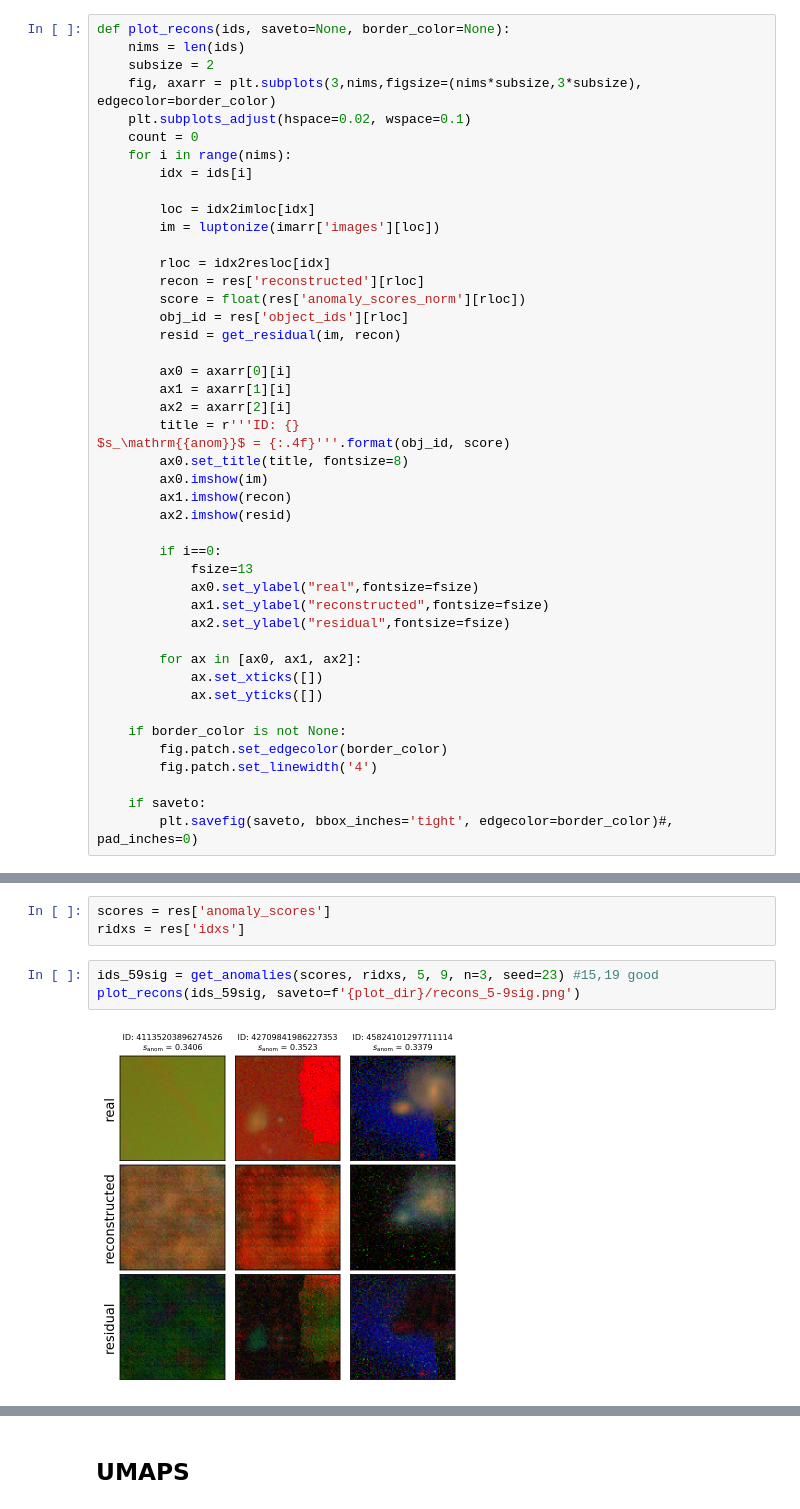
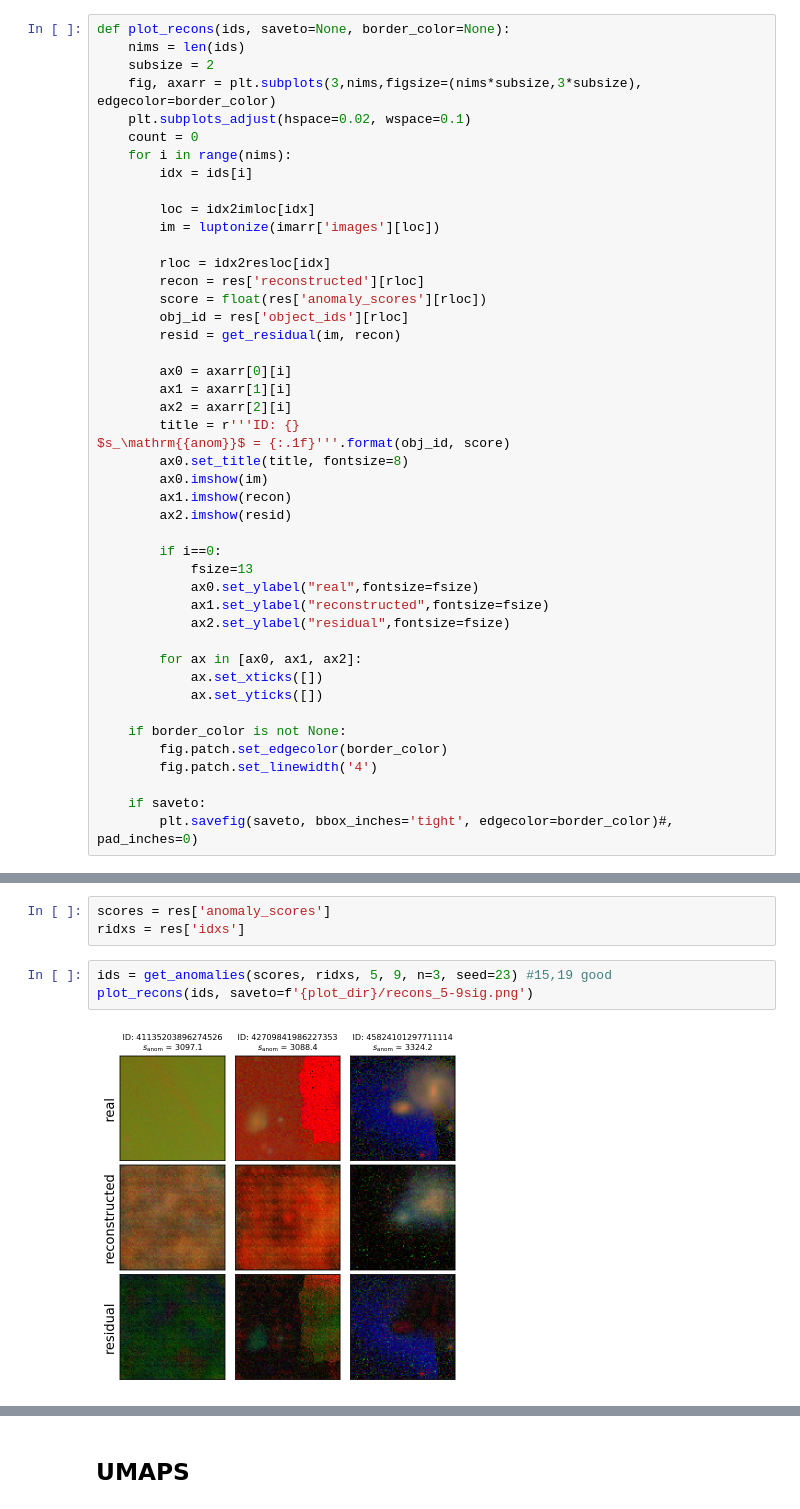
Before and after one commit to kstoreyf/anomalies-GAN-HSC, a Jupyter notebook: notebooks/plots_neurips_2020-11-27.ipynb, the cells around one changed output, grey strips where cells are left out. Cells and saved outputs as stored; diff of their text form.

```diff
--- a/notebooks/plots_neurips_2020-11-27.ipynb
+++ b/notebooks/plots_neurips_2020-11-27.ipynb
@@ -85,7 +85,7 @@ def plot_recons(ids, saveto=None, border_color=None):
 
         rloc = idx2resloc[idx]
         recon = res['reconstructed'][rloc]
-        score = float(res['anomaly_scores_norm'][rloc])
+        score = float(res['anomaly_scores'][rloc])
         obj_id = res['object_ids'][rloc]
         resid = get_residual(im, recon)
 
@@ -93,7 +93,7 @@ def plot_recons(ids, saveto=None, border_color=None):
         ax1 = axarr[1][i]
         ax2 = axarr[2][i]
         title = r'''ID: {}
-$s_\mathrm{{anom}}$ = {:.4f}'''.format(obj_id, score)
+$s_\mathrm{{anom}}$ = {:.1f}'''.format(obj_id, score)
         ax0.set_title(title, fontsize=8)
         ax0.imshow(im)
         ax1.imshow(recon)
@@ -132,8 +132,8 @@ def get_anomalies(scores, idxs, sigma_min, sigma_max, n=4, seed=17):
 scores = res['anomaly_scores']
 ridxs = res['idxs']
 # %%
-ids_59sig = get_anomalies(scores, ridxs, 5, 9, n=3, seed=23) #15,19 good
-plot_recons(ids_59sig, saveto=f'{plot_dir}/recons_5-9sig.png')
+ids = get_anomalies(scores, ridxs, 5, 9, n=3, seed=23) #15,19 good
+plot_recons(ids, saveto=f'{plot_dir}/recons_5-9sig.png')
 # %% [output]
-[figure, old version]
+[figure, new version]
 # %%
```
Also changed, not shown: parts of 6 cells of this notebook.
